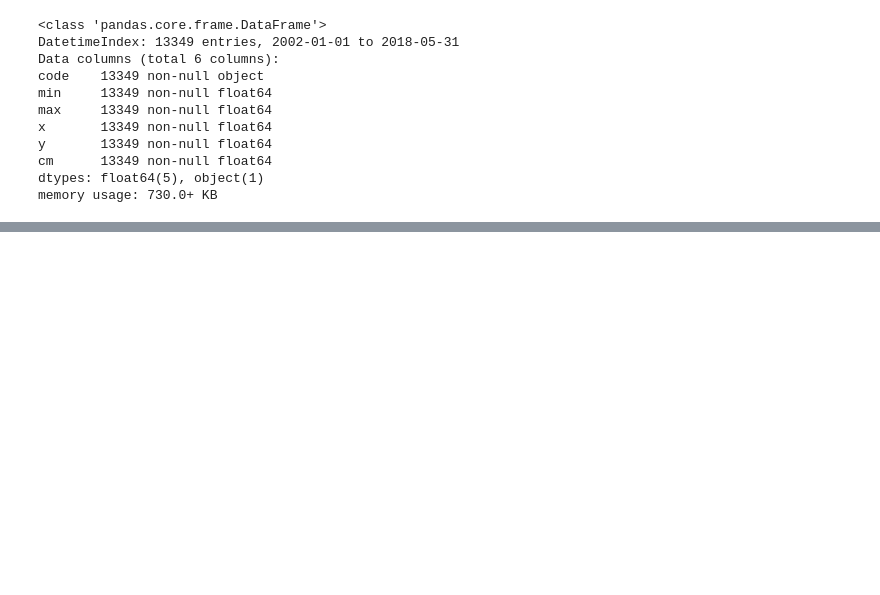
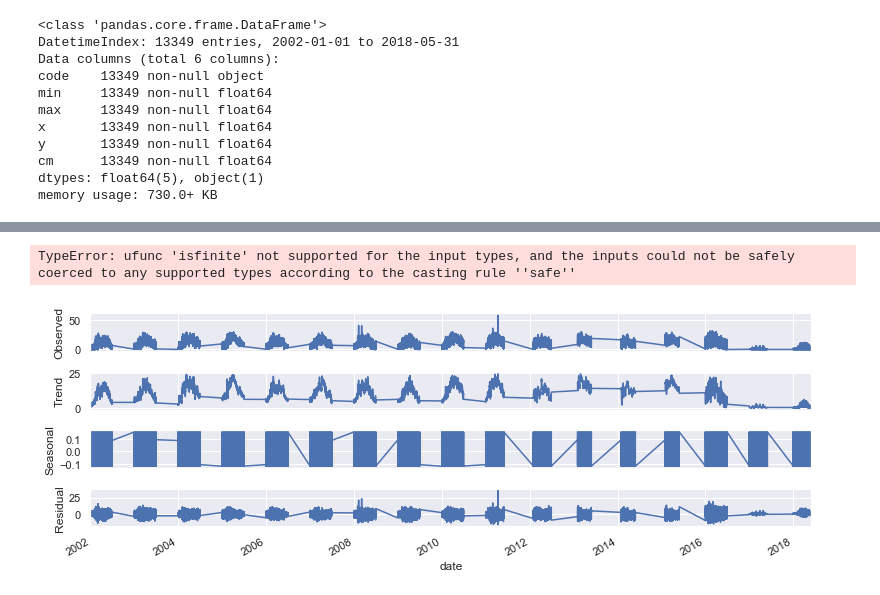
Before and after one commit to elbertsoftware/SpringboardAIC, a Jupyter notebook: salinization/dev/pandas-viz/ben-tre-viz.ipynb, the cells around one changed output, grey strips where cells are left out. Saved outputs shown, nothing was run; the diff lists cells and outputs as text; code cells hidden in the pictures; blank space fills up the shorter version.

```diff
--- a/salinization/dev/pandas-viz/ben-tre-viz.ipynb
+++ b/salinization/dev/pandas-viz/ben-tre-viz.ipynb
@@ -466,0 +488,10 @@ df.to_csv(f'../../dataset/final/training.csv', index=True)
+# %%
+# Seasonal Decomposition aka ETS Decomposition
+result = seasonal_decompose(df[df['max'] > 0.02], model='multiplicative', freq=12, extrapolate_trend = 12).plot()  # 12 for monthly data
+#result = seasonal_decompose(df['max'], freq=6, model='add')  # 12 for monthly data
+# %% [output]
+TypeError: ufunc 'isfinite' not supported for the input types, and the inputs could not be safely coerced to any supported types according to the casting rule ''safe''
+# %%
+result.plot();
+# %% [output]
+[figure, added]
```
Also changed, not shown: parts of 12 cells of this notebook, 2 other files.
